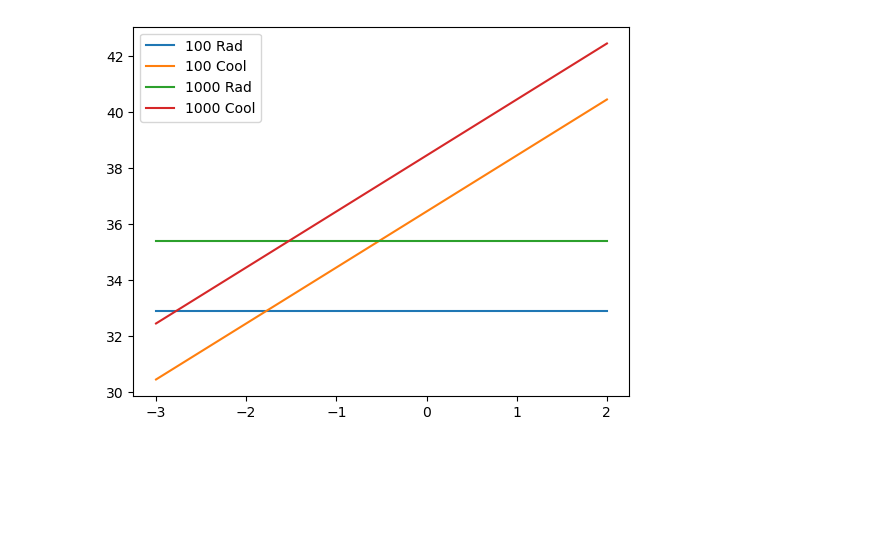
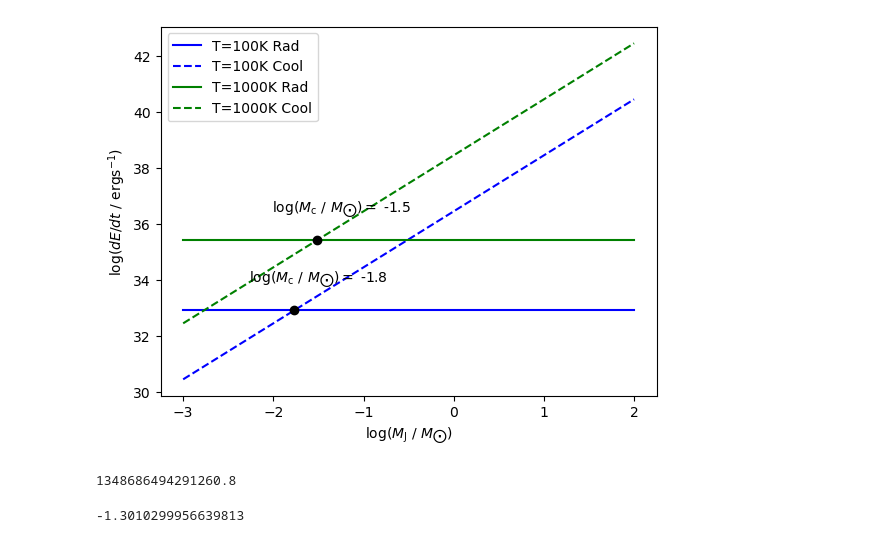
Before and after one commit to qingru-hu/Stars-and-Planets, a Jupyter notebook: ps3/code/cal.ipynb, the cells around one changed output. Drawn from its saved outputs; the diff is of its cells as text; code cells hidden in the pictures; blank space fills up the shorter version.

```diff
--- a/ps3/code/cal.ipynb
+++ b/ps3/code/cal.ipynb
@@ -27,17 +27,36 @@ L_sun = 3.9e33 # Solar luminosity erg s-1
 # %%
 Ms = np.logspace(-3, 2, 50)
 Ts = [100, 1000]
 m = 2*m_u
+colors = ['blue', 'green']
 
 fig, ax = plt.subplots()
 
-for t in Ts:
+for i,t in enumerate(Ts):
     rad = (2*np.sqrt(2))/(np.pi*G)*(5*k*t/(m))**(5/2)*np.ones_like(Ms)
-    cool = 4*np.pi*sigma*((G*m)/(5*k))**2*(Ms*m_sun)**2*t**2
-    ax.plot(np.log10(Ms), np.log10(rad), label=f'{t} Rad')
-    ax.plot(np.log10(Ms), np.log10(cool), label=f'{t} Cool')
+    cool = 4*np.pi*sigma*((G*m)/(5*k))**2*(Ms *m_sun)**2*t**2
+    a = (2*np.sqrt(2))/(np.pi*G)*(5*k*t/(m))**(5/2)
+    Mc = (a/(4*np.pi*sigma))**0.5 * (5*k)/(G*m*t)
+    ax.scatter(np.log10(Mc/m_sun), np.log10(a), color='k', zorder=2)
+    ax.text(np.log10(Mc/m_sun)-0.5, np.log10(a)+1, r'$\log (M_{\mathrm{c}}\ / \ M_\bigodot)=$ %.1f'%np.log10(Mc/m_sun))
+    ax.plot(np.log10(Ms), np.log10(rad), linestyle='-', color=colors[i], label=f'T={t}K Rad', zorder=1)
+    ax.plot(np.log10(Ms), np.log10(cool), linestyle='--', color=colors[i], label=f'T={t}K Cool', zorder=1)
+
 ax.legend()
-
+ax.set_xlabel(r'$\log (M_{\mathrm{J}}\ / \ M_\bigodot)$')
+ax.set_ylabel(r'$\log (d E/d t \ / \ \mathrm{ergs}^{-1})$')
+plt.savefig('frag.png', dpi=200)
 plt.show()
 # %% [output]
-[figure, old version]
+[figure, new version]
+# %%
+t=1000
+M = (2*np.sqrt(2))/(np.pi*G)*(5*k*t/(m))**(5/2) / (4*np.pi*sigma*((G*m)/(5*k))**2*t**2*m_sun)
+M = np.sqrt(M)
+M
+# %% [output]
+1348686494291260.8
+# %%
+np.log10(0.05)
+# %% [output]
+-1.3010299956639813
```
Also changed, not shown: 8 other files.
